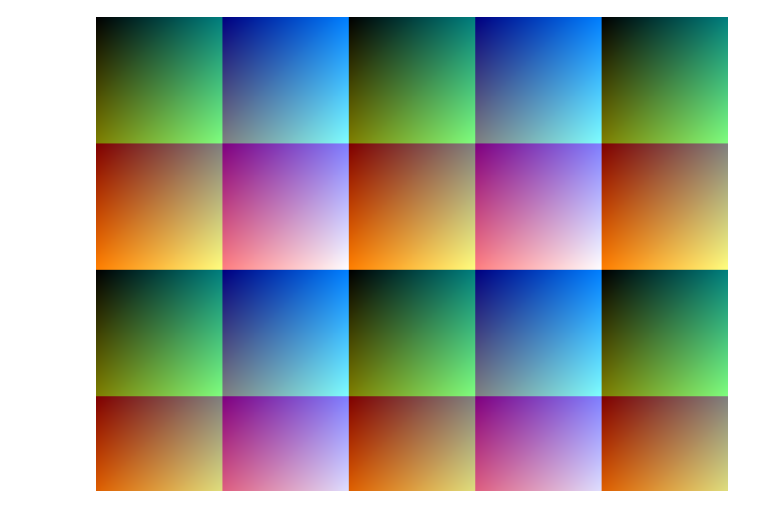
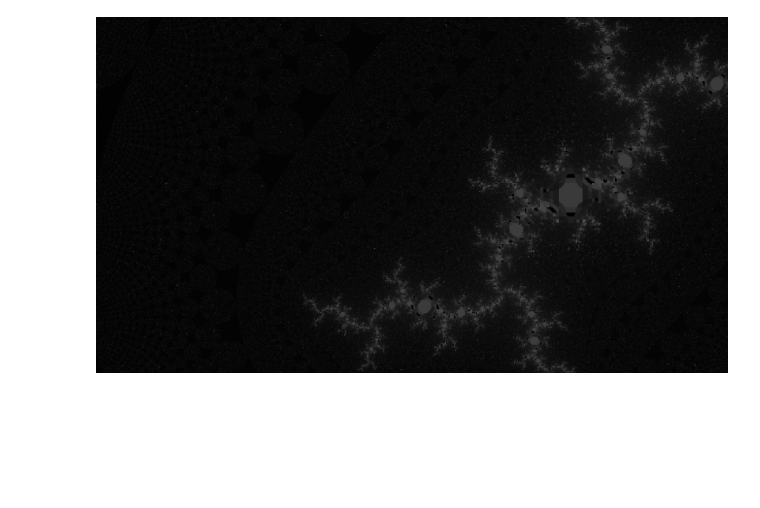
Before and after one commit to frankfan114/FPGA-based-Mathematical-Accelerator-for-Fractals, a Jupyter notebook: Untitled1.ipynb, the cells around one changed output. Saved outputs shown, nothing was run; the diff lists cells and outputs as text; code cells hidden in the pictures; blank space fills up the shorter version.

```diff
--- a/Untitled1.ipynb
+++ b/Untitled1.ipynb
@@ -1,24 +1,35 @@
 # %%
 # <codecell>
 from pynq import Overlay
 from pynq.lib.video import *
 overlay = Overlay("/home/xilinx/jupyter_notebooks/base.bit")
+import asyncio
+import nest_asyncio
+import time
 imgen_vdma = overlay.video.axi_vdma_0.readchannel
-pixgen = overlay.pixel_generator_0
-X_SIZE = pixgen.register_map.gp0[31:16] ## default 640*480
-Y_SIZE = pixgen.register_map.gp0[15:0]
-videoMode = common.VideoMode(X_SIZE, Y_SIZE, 24)
+videoMode = common.VideoMode(1920, 1080, 24)
 imgen_vdma.mode = videoMode
 imgen_vdma.start()
+
+pixgen = overlay.pixel_generator_0
+pixgen.register_map.gp6 = 0x26600E6
+pixgen.register_map.gp7 = 0x33301CD
 import PIL.Image
 
 
 frame = imgen_vdma.readframe()
 image = PIL.Image.fromarray(frame)
 image.save('output.png')
+
+
+hdmi_out = overlay.video.hdmi_out
+hdmi_out._vdma = overlay.video.axi_vdma #Use the correct VDMA!
+hdmi_out.configure(videoMode)
+hdmi_out.start()
+hdmi_out.writeframe(frame)
 image
 # %% [output]
-[figure, old version]
+[figure, new version]
 # %%
 from flask import Flask, request, jsonify
 import asyncio
```
Also changed, not shown: parts of 2 cells of this notebook.
